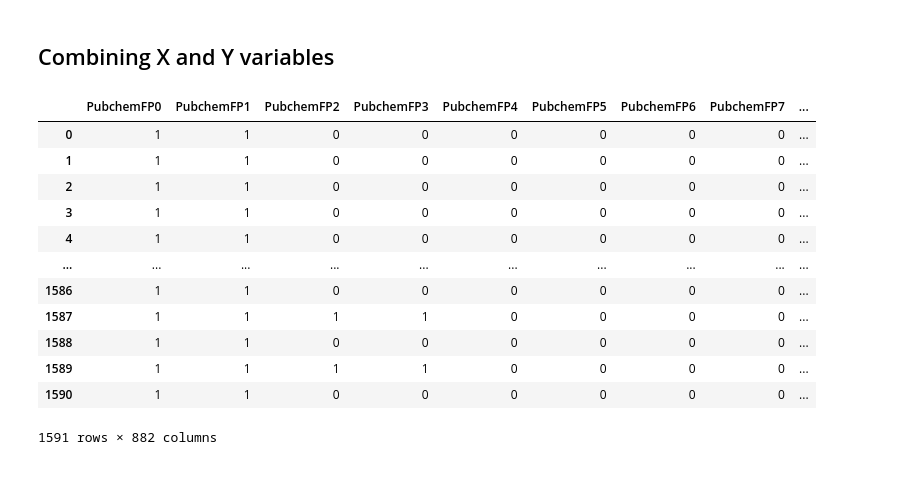
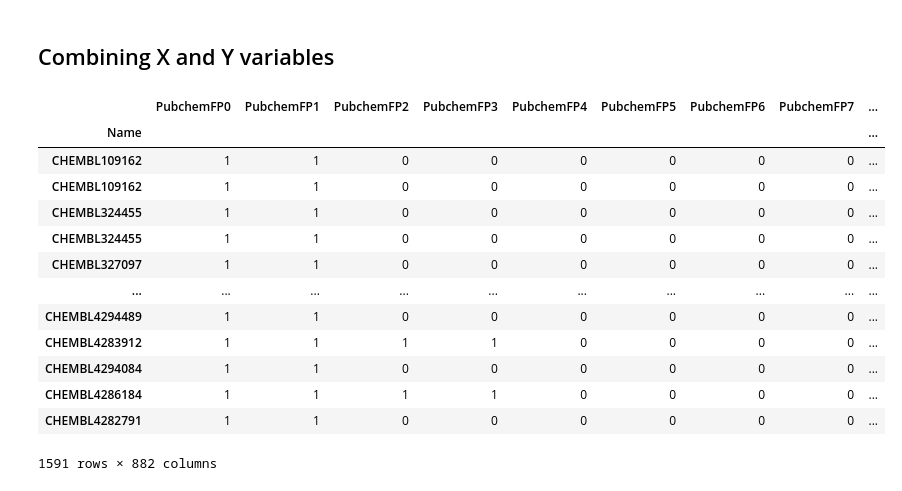
Before and after one commit to ekwok/drug-discovery, a Jupyter notebook: Part3_DescriptorCalculation.ipynb, the cells around one changed output. Drawn from its saved outputs; the diff is of its cells as text; code cells hidden in the pictures.

```diff
--- a/Part3_DescriptorCalculation.ipynb
+++ b/Part3_DescriptorCalculation.ipynb
@@ -139,6 +139,3 @@ df_X
 | 1589 | CHEMBL4286184 | 1 | 1 | 1 | 1 | 0 | 0 | 0 | ... |
 | 1590 | CHEMBL4282791 | 1 | 1 | 0 | 0 | 0 | 0 | 0 | ... |
 1591 rows × 882 columns
-# %%
-df_X = df_X.drop(columns=['Name'])
-df_X
@@ -178,19 +161,21 @@ Name: pIC50, Length: 1591, dtype: float64
 ## Combining X and Y variables
 # %%
 dataset = pd.concat([df_X, df_Y], axis=1)
+dataset = dataset.set_index('Name')
 dataset
 # %% [output]
 |  | PubchemFP0 | PubchemFP1 | PubchemFP2 | PubchemFP3 | PubchemFP4 | PubchemFP5 | PubchemFP6 | PubchemFP7 | ... |
-| 0 | 1 | 1 | 0 | 0 | 0 | 0 | 0 | 0 | ... |
-| 1 | 1 | 1 | 0 | 0 | 0 | 0 | 0 | 0 | ... |
-| 2 | 1 | 1 | 0 | 0 | 0 | 0 | 0 | 0 | ... |
-| 3 | 1 | 1 | 0 | 0 | 0 | 0 | 0 | 0 | ... |
-| 4 | 1 | 1 | 0 | 0 | 0 | 0 | 0 | 0 | ... |
+| Name |  |  |  |  |  |  |  |  | ... |
+| CHEMBL109162 | 1 | 1 | 0 | 0 | 0 | 0 | 0 | 0 | ... |
+| CHEMBL109162 | 1 | 1 | 0 | 0 | 0 | 0 | 0 | 0 | ... |
+| CHEMBL324455 | 1 | 1 | 0 | 0 | 0 | 0 | 0 | 0 | ... |
+| CHEMBL324455 | 1 | 1 | 0 | 0 | 0 | 0 | 0 | 0 | ... |
+| CHEMBL327097 | 1 | 1 | 0 | 0 | 0 | 0 | 0 | 0 | ... |
 | ... | ... | ... | ... | ... | ... | ... | ... | ... | ... |
-| 1586 | 1 | 1 | 0 | 0 | 0 | 0 | 0 | 0 | ... |
-| 1587 | 1 | 1 | 1 | 1 | 0 | 0 | 0 | 0 | ... |
-| 1588 | 1 | 1 | 0 | 0 | 0 | 0 | 0 | 0 | ... |
-| 1589 | 1 | 1 | 1 | 1 | 0 | 0 | 0 | 0 | ... |
-| 1590 | 1 | 1 | 0 | 0 | 0 | 0 | 0 | 0 | ... |
+| CHEMBL4294489 | 1 | 1 | 0 | 0 | 0 | 0 | 0 | 0 | ... |
+| CHEMBL4283912 | 1 | 1 | 1 | 1 | 0 | 0 | 0 | 0 | ... |
+| CHEMBL4294084 | 1 | 1 | 0 | 0 | 0 | 0 | 0 | 0 | ... |
+| CHEMBL4286184 | 1 | 1 | 1 | 1 | 0 | 0 | 0 | 0 | ... |
+| CHEMBL4282791 | 1 | 1 | 0 | 0 | 0 | 0 | 0 | 0 | ... |
 1591 rows × 882 columns
 # %%
```
Also changed, not shown: parts of 4 cells of this notebook, 4 other files.
